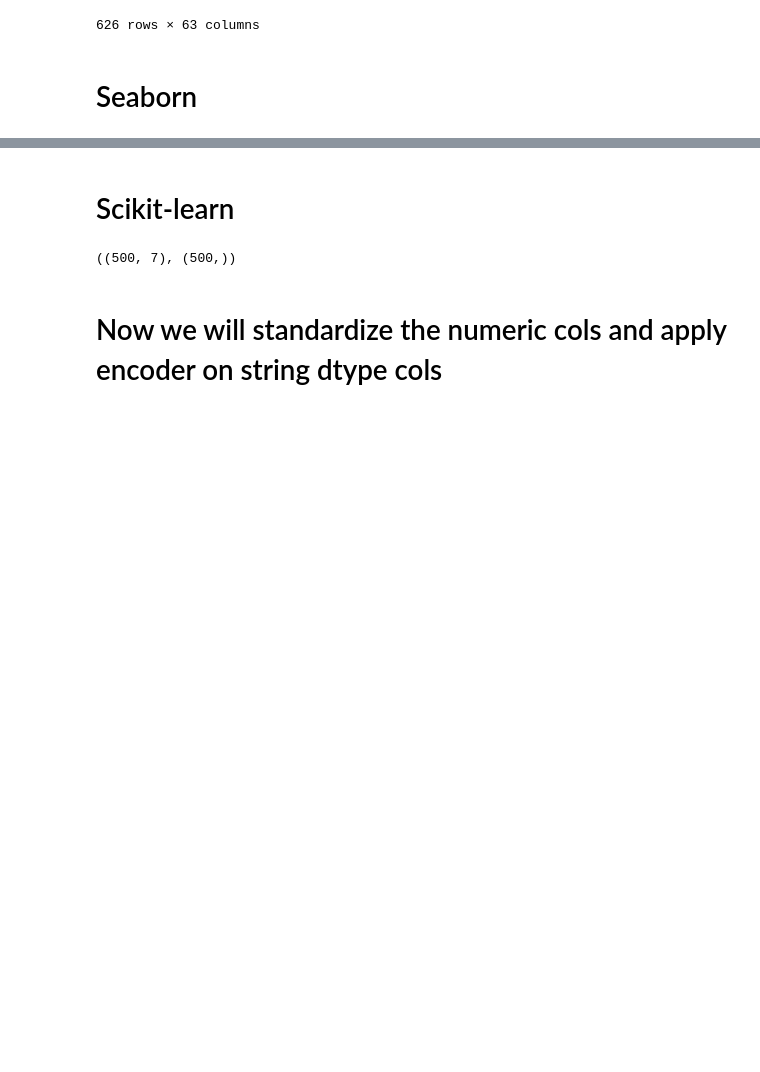
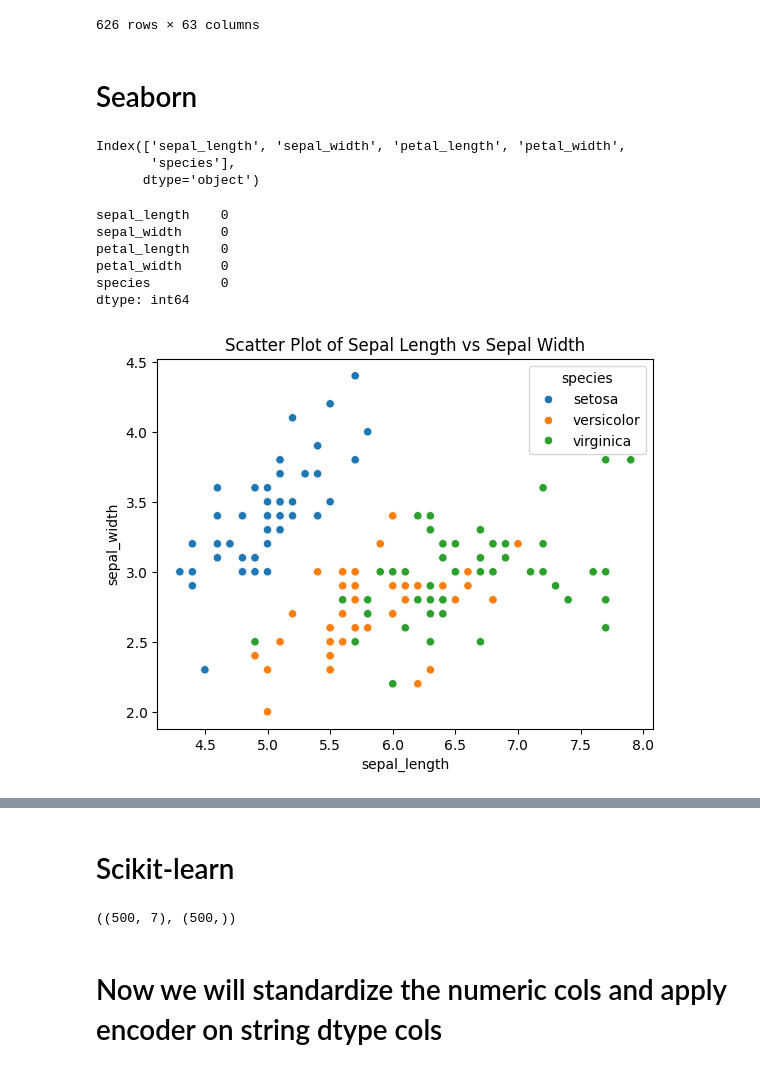
Before and after one commit to Memoona028/Data-Science-Memoona-Basharat, a Jupyter notebook: Weekly Tasks/Task 8/Task-8(Essential Python Libraries (NumPy , Pandas , matplotlib, scikit-learn, seaborn).ipynb, the cells around one changed output, grey strips where cells are left out. Cells and saved outputs as stored; diff of their text form; code cells hidden in the pictures; blank space fills up the shorter version.

```diff
--- a/Weekly Tasks/Task 8/Task-8(Essential Python Libraries (NumPy , Pandas , matplotlib, scikit-learn, seaborn).ipynb
+++ b/Weekly Tasks/Task 8/Task-8(Essential Python Libraries (NumPy , Pandas , matplotlib, scikit-learn, seaborn).ipynb
@@ -182,0 +184,24 @@ import seaborn as sns
+# %%
+
+df = sns.load_dataset('iris')
+# %%
+df.columns
+# %% [output]
+Index(['sepal_length', 'sepal_width', 'petal_length', 'petal_width',
+       'species'],
+      dtype='object')
+# %%
+df.isnull().sum()
+# %% [output]
+sepal_length    0
+sepal_width     0
+petal_length    0
+petal_width     0
+species         0
+dtype: int64
+# %%
+sns.scatterplot(data=df, x='sepal_length', y='sepal_width', hue='species')
+plt.title('Scatter Plot of Sepal Length vs Sepal Width')
+plt.show()
+# %% [output]
+[figure, added]
```
Also changed, not shown: parts of 2 cells of this notebook.
